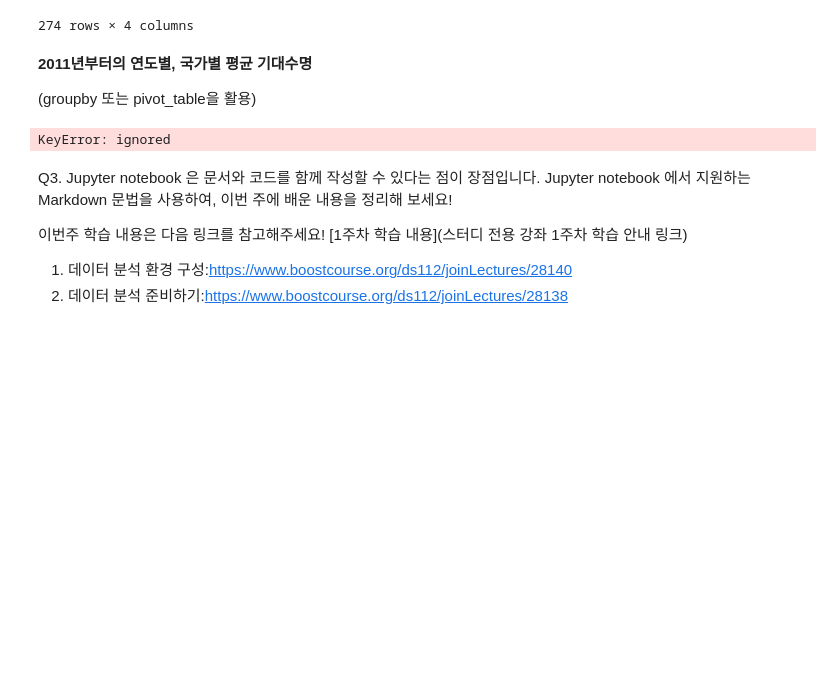
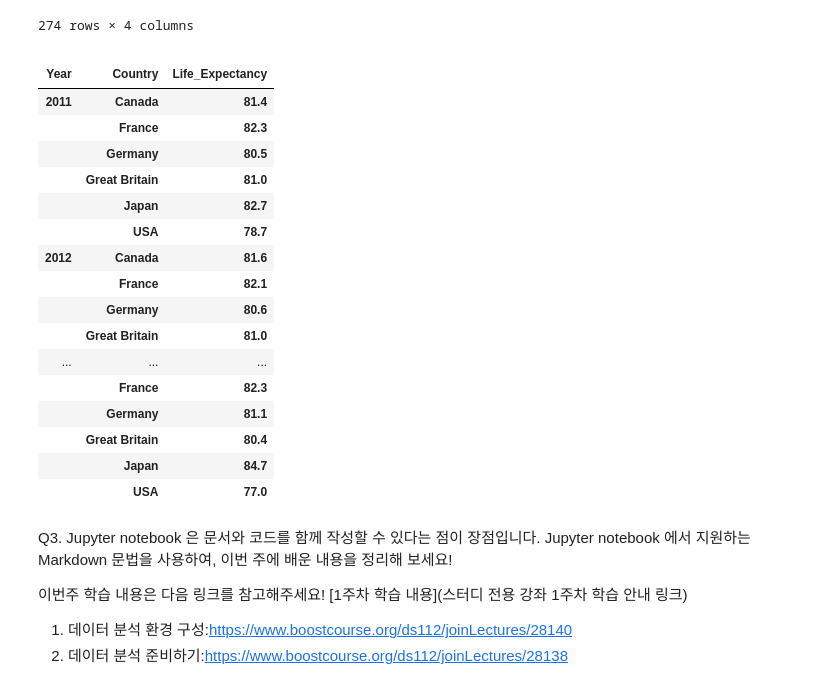
Before and after one commit to yk-Jeong/DS_study, a Jupyter notebook: 1주차_20221101_뿅뿅.ipynb, the cells around one changed output. Drawn from its saved outputs; the diff is of its cells as text; code cells hidden in the pictures; blank space fills up the shorter version.

```diff
--- a/1주차_20221101_뿅뿅.ipynb
+++ b/1주차_20221101_뿅뿅.ipynb
@@ -55,14 +57,29 @@ df
 | 272 | 2020 | Japan | 4665.641 | 84.7 |
 | 273 | 2020 | USA | 11859.179 | 77.0 |
 274 rows × 4 columns
-# %% [markdown]
-**2011년부터의 연도별, 국가별 평균 기대수명**
-
-(groupby 또는 pivot_table을 활용)
+# %%
+df.drop('Spending_USD', axis=1, inplace=True)
 # %%
-sum_male = df.groupby('Year').get_group('Country').sum()
+df.loc[(df['Year'] >= 2011)].groupby(['Year', 'Country', 'Life_Expectancy']).mean()
 # %% [output]
-KeyError: ignored
+|  |  |  |
+| Year | Country | Life_Expectancy |
+| 2011 | Canada | 81.4 |
+|  | France | 82.3 |
+|  | Germany | 80.5 |
+|  | Great Britain | 81.0 |
+|  | Japan | 82.7 |
+|  | USA | 78.7 |
+| 2012 | Canada | 81.6 |
+|  | France | 82.1 |
+|  | Germany | 80.6 |
+|  | Great Britain | 81.0 |
+| ... | ... | ... |
+|  | France | 82.3 |
+|  | Germany | 81.1 |
+|  | Great Britain | 80.4 |
+|  | Japan | 84.7 |
+|  | USA | 77.0 |
 # %% [markdown]
 Q3. Jupyter notebook 은 문서와 코드를 함께 작성할 수 있다는 점이 장점입니다. Jupyter notebook 에서 지원하는 Markdown 문법을 사용하여, 이번 주에 배운 내용을 정리해 보세요!
 
```
Also changed, not shown: parts of 3 cells of this notebook.
